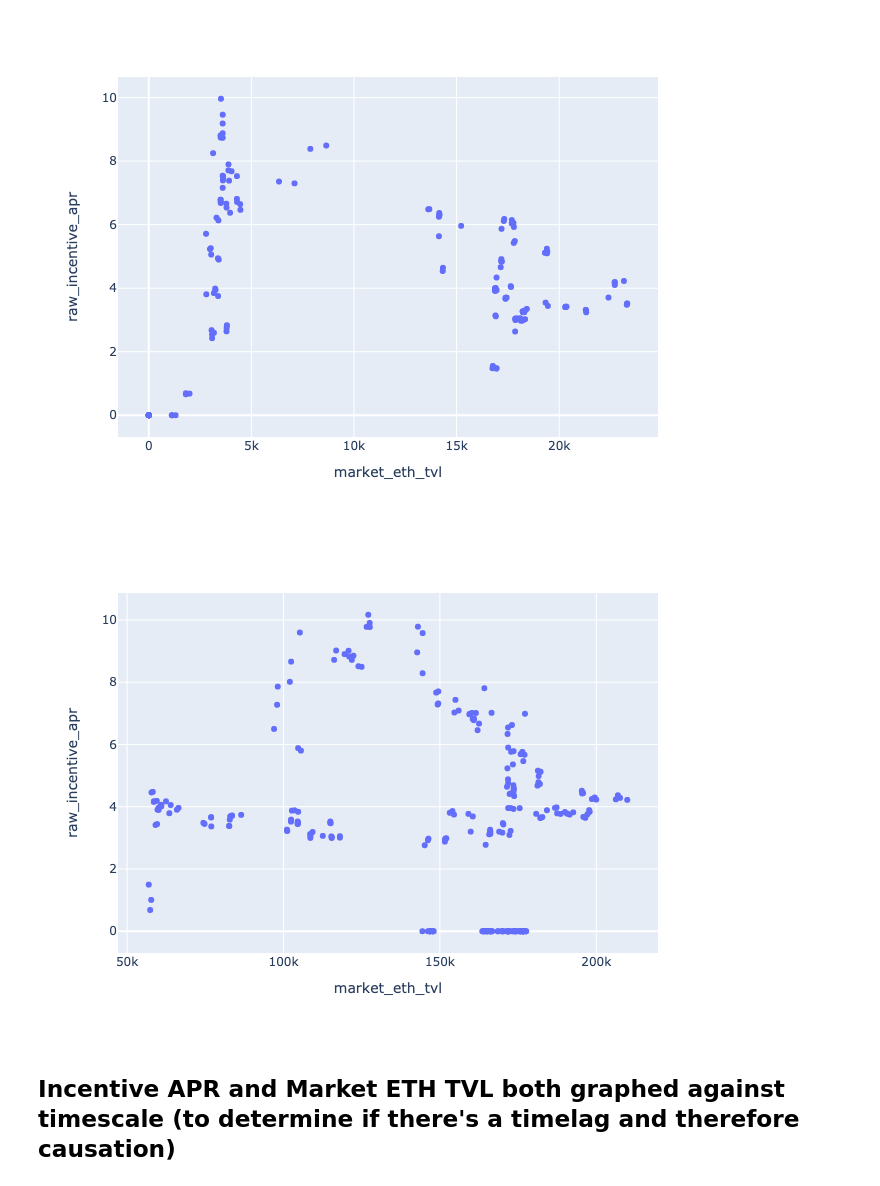
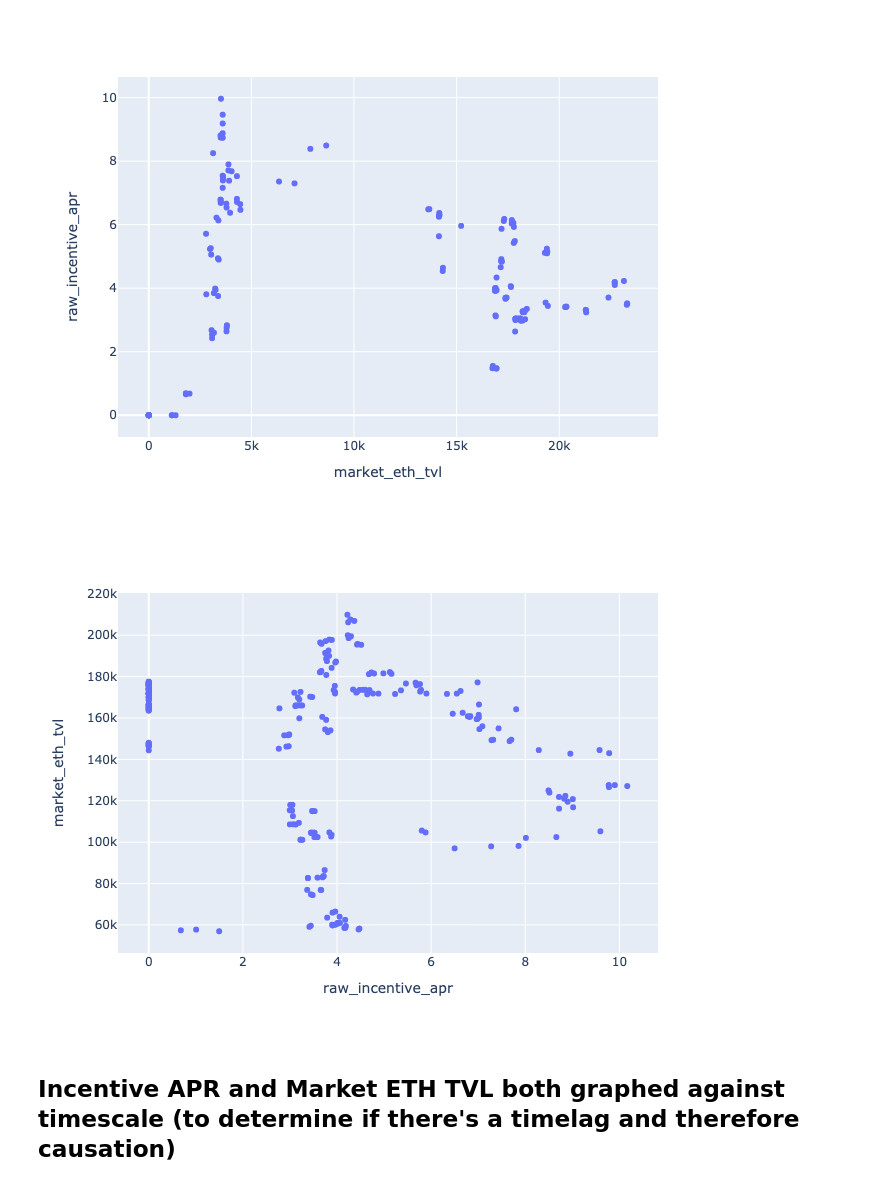
Before and after one commit to Tokemak/InternProject, a Jupyter notebook: internproject/intern_graphs.ipynb, the cells around one changed output. Saved outputs shown, nothing was run; the diff lists cells and outputs as text; code cells hidden in the pictures.

```diff
--- a/internproject/intern_graphs.ipynb
+++ b/internproject/intern_graphs.ipynb
@@ -114,9 +114,9 @@ px.scatter(wstETH_sfrxETH_rETH_apr_df, x='market_eth_tvl', y='raw_incentive_apr'
 # %% [output]
 [figure]
 # %%
-px.scatter(wstETH_wETH_apr_df, x='market_eth_tvl', y='raw_incentive_apr')
+px.scatter(wstETH_wETH_apr_df, y='market_eth_tvl', x='raw_incentive_apr')
 # %% [output]
-[figure, old version]
+[figure, new version]
 # %% [markdown]
 ## Incentive APR and Market ETH TVL both graphed against timescale (to determine if there's a timelag and therefore causation)
 # %%
```
Also changed, not shown: parts of 3 cells of this notebook, 1 other file.
